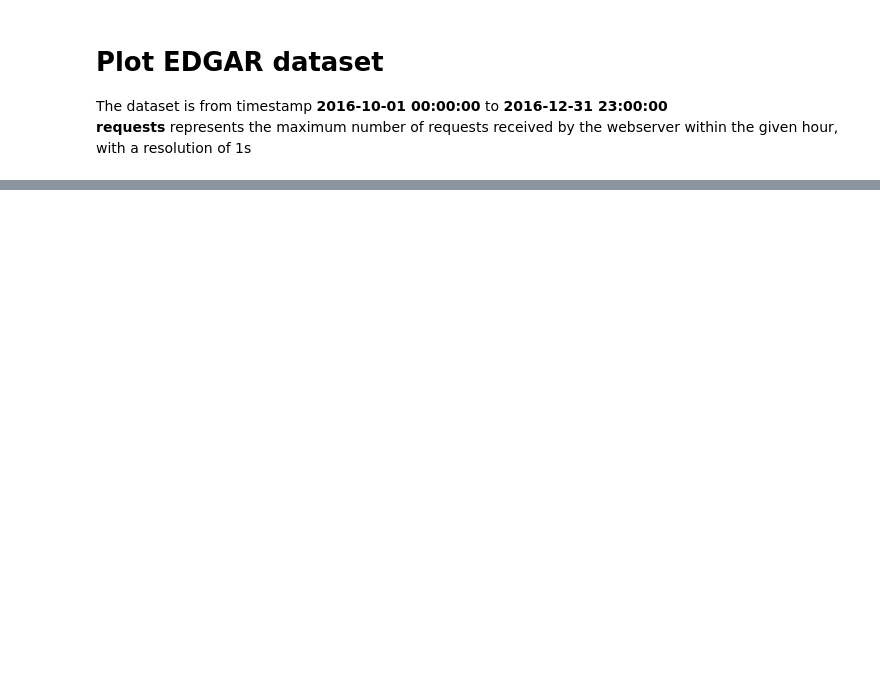
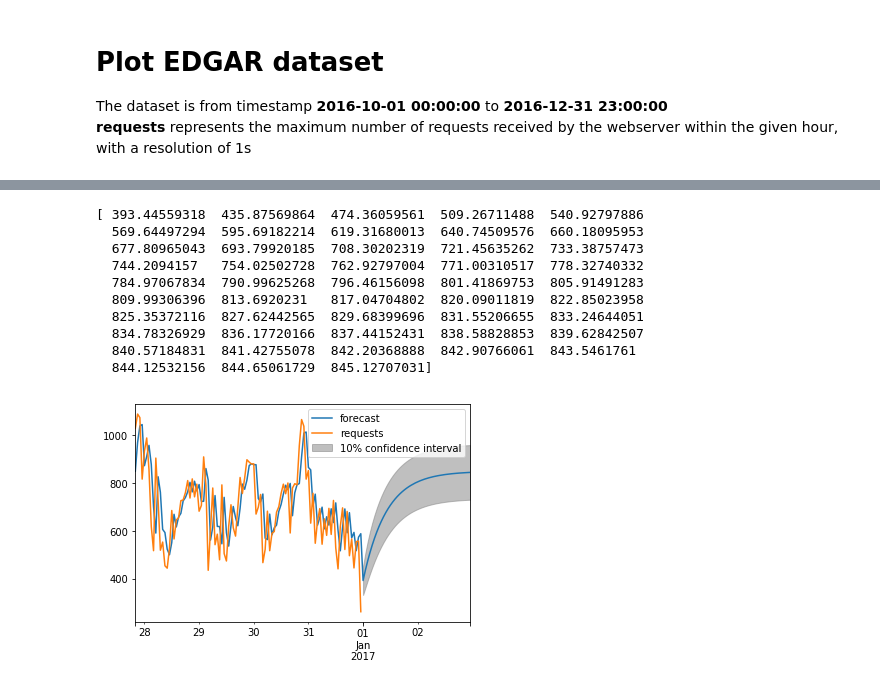
Before and after one commit to minh-h-ng/Ensemble, a Jupyter notebook: EDGAR.ipynb, the cells around one changed output, grey strips where cells are left out. Drawn from its saved outputs; the diff is of its cells as text; code cells hidden in the pictures; blank space fills up the shorter version.

```diff
--- a/EDGAR.ipynb
+++ b/EDGAR.ipynb
@@ -33,0 +90,22 @@ Name: requests, dtype: int64
+# %%
+from statsmodels.tsa.arima_model import ARMA
+
+arma = ARMA(series, order=(1,1)) # (p,q) = (1,1)
+arma_fit = arma.fit()
+
+print arma_fit.forecast(48)[0]
+arma_fit.plot_predict(start=series.tail(100).index[0],
+                      end=series.last_valid_index() + pd.Timedelta(hours=48),
+                      alpha=0.90);
+# %% [output]
+[ 393.44559318  435.87569864  474.36059561  509.26711488  540.92797886
+  569.64497294  595.69182214  619.31680013  640.74509576  660.18095953
+  677.80965043  693.79920185  708.30202319  721.45635262  733.38757473
+  744.2094157   754.02502728  762.92797004  771.00310517  778.32740332
+  784.97067834  790.99625268  796.46156098  801.41869753  805.91491283
+  809.99306396  813.6920231   817.04704802  820.09011819  822.85023958
+  825.35372116  827.62442565  829.68399696  831.55206655  833.24644051
+  834.78326929  836.17720166  837.44152431  838.58828853  839.62842507
+  840.57184831  841.42755078  842.20368888  842.90766061  843.5461761
+  844.12532156  844.65061729  845.12707031]
+[figure, added]
```
Also changed, not shown: parts of 12 cells of this notebook.
